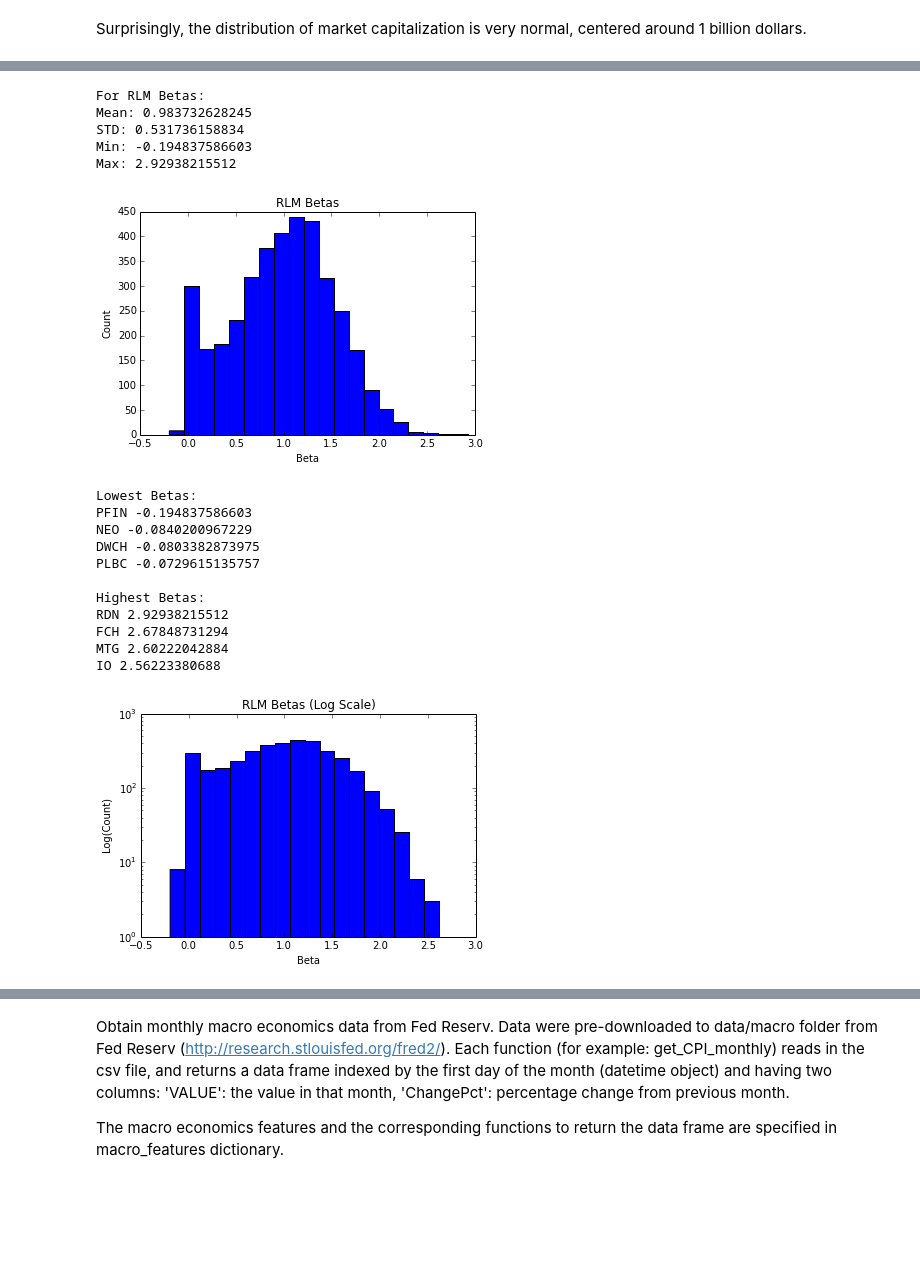
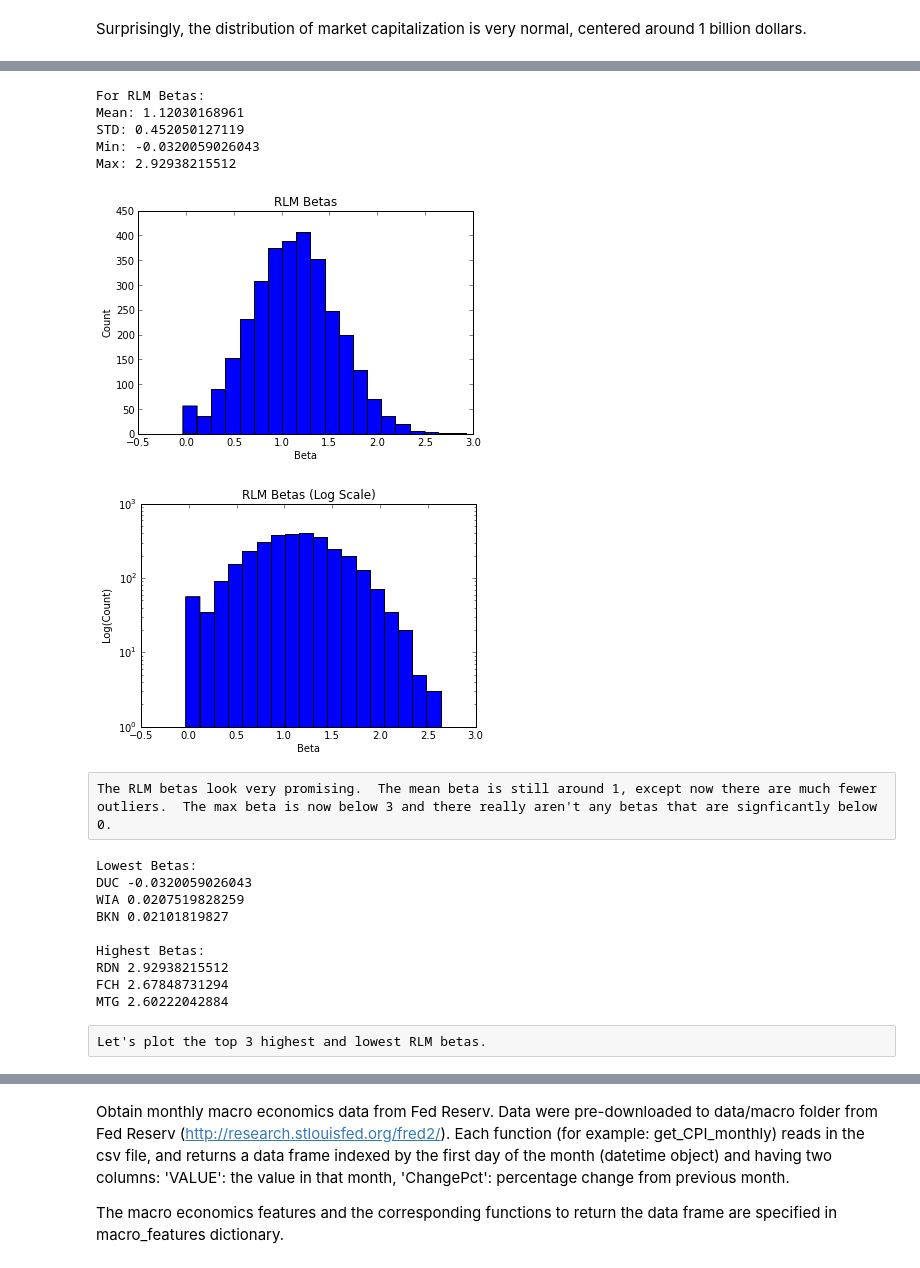
Before and after one commit to yguobin/cs109finalproject, a Jupyter notebook: Stock Market Visualization And Prediction.ipynb, the cells around one changed output, grey strips where cells are left out. Cells and saved outputs as stored; diff of their text form; code cells hidden in the pictures; blank space fills up the shorter version.

```diff
--- a/Stock Market Visualization And Prediction.ipynb
+++ b/Stock Market Visualization And Prediction.ipynb
@@ -283,5 +313,5 @@ def create_master_df():
     return df_returns_train,df_returns_test
 # %%
-#df_train,df_test=create_master_df()
-df_train = pd.read_csv('data/master_returns_train.txt',parse_dates=['Date']).set_index('Date')
-df_test = pd.read_csv('data/master_returns_test.txt',parse_dates=['Date']).set_index('Date')
+#df_returns_train,df_returns_test=create_master_df()
+df_returns_train = pd.read_csv('data/master_returns_train.txt',parse_dates=['Date']).set_index('Date')
+df_returns_test = pd.read_csv('data/master_returns_test.txt',parse_dates=['Date']).set_index('Date')
@@ -445,52 +487,57 @@ def calculate_betas_rlm(df_returns, M,hedge='^gspc'):
     return betas,alphas
 # %%
 M=sm.robust.norms.TrimmedMean(c=2.7)
-betas_rlm,alphas_rlm=calculate_betas_rlm(df_train,M)
+betas_rlm,alphas_rlm=calculate_betas_rlm(df_returns_train,M)
 # %%
+fig=plt.figure()
 plt.hist(betas_rlm.values(),bins=20)
 plt.xlabel('Beta')
 plt.ylabel('Count')
 plt.title('RLM Betas')
+
+fig=plt.figure()
+plt.hist(betas_rlm.values(),bins=20,log=True)
+plt.xlabel('Beta')
+plt.ylabel('Log(Count)')
+plt.title('RLM Betas (Log Scale)')
+
 
 print 'For RLM Betas:'
 print 'Mean: ' + str(np.mean(betas_rlm.values()))
 print 'STD: ' + str(np.std(betas_rlm.values()))
 print 'Min: ' + str(min(betas_rlm.values()))
 print 'Max: ' + str(max(betas_rlm.values()))
 # %% [output]
 For RLM Betas:
-Mean: 0.983732628245
-STD: 0.531736158834
-Min: -0.194837586603
+Mean: 1.12030168961
+STD: 0.452050127119
+Min: -0.0320059026043
 Max: 2.92938215512
-[figure, old version]
+[figure, new version]
+[figure, added]
+# %% [raw]
+The RLM betas look very promising.  The mean beta is still around 1, except now there are much fewer outliers.  The max beta is now below 3 and there really aren't any betas that are signficantly below 0.
 # %%
-plt.hist(betas_rlm.values(),bins=20,log=True)
-plt.xlabel('Beta')
-plt.ylabel('Log(Count)')
-plt.title('RLM Betas (Log Scale)')
-
 sorted_betas_rlm=sorted(zip(betas_rlm.keys(),betas_rlm.values()),key=lambda tup: tup[1])
 print ''
 print 'Lowest Betas:'
-for i in range(0,4):
+for i in range(0,3):
     print sorted_betas_rlm[i][0] + ' ' + str(sorted_betas_rlm[i][1])
 
 print ''
 print 'Highest Betas:'
-for i in range(1,5):
+for i in range(1,4):
     print sorted_betas_rlm[-i][0] + ' ' + str(sorted_betas_rlm[-i][1])
 # %% [output]
 Lowest Betas:
-PFIN -0.194837586603
-NEO -0.0840200967229
-DWCH -0.0803382873975
-PLBC -0.0729615135757
+DUC -0.0320059026043
+WIA 0.0207519828259
+BKN 0.02101819827
 
 Highest Betas:
 RDN 2.92938215512
 FCH 2.67848731294
 MTG 2.60222042884
-IO 2.56223380688
-[figure, removed]
+# %% [raw]
+Let's plot the top 3 highest and lowest RLM betas.
 # %%
```
Also changed, not shown: parts of 35 cells of this notebook.
